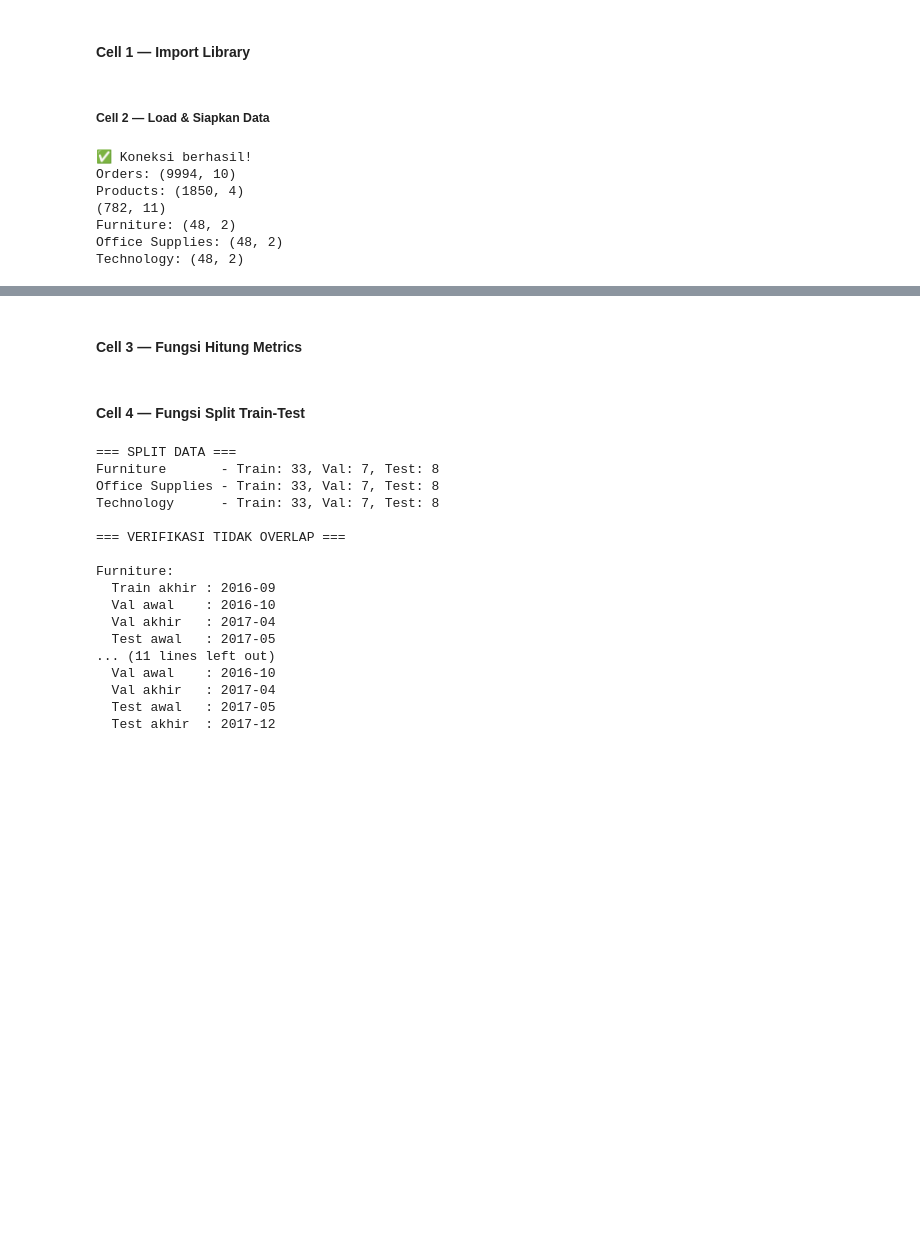
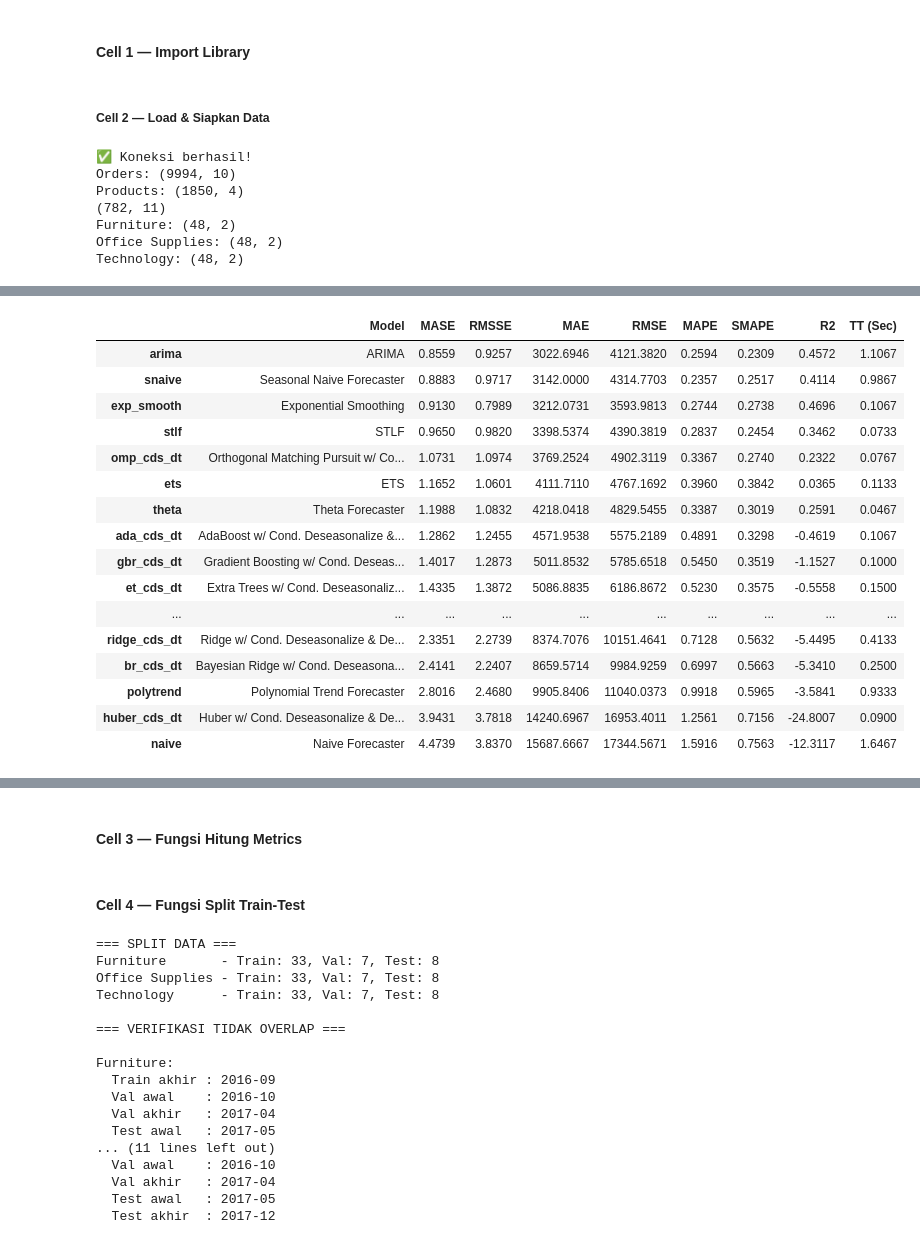
Before and after one commit to aisyahhnmf/pbl-sales-dashboard, a Jupyter notebook: model(2).ipynb, the cells around one changed output, grey strips where cells are left out. Cells and saved outputs as stored; diff of their text form; code cells hidden in the pictures; blank space fills up the shorter version.

Commit message:
Add pycaret

```diff
--- a/model(2).ipynb
+++ b/model(2).ipynb
@@ -82,0 +85,83 @@ Technology: (48, 2)
+# %%
+import pandas as pd
+from sqlalchemy import create_engine
+from pycaret.time_series import TSForecastingExperiment
+
+# Koneksi database (update sesuai kredensial terbaru)
+DB_USER     = "postgres.utwachpawsvnmpavjexg"
+DB_PASSWORD = "PredixViz02"
+DB_HOST     = "aws-1-ap-southeast-1.pooler.supabase.com"
+DB_PORT     = "6543"
+DB_NAME     = "postgres"
+
+engine = create_engine(
+    f"postgresql+psycopg2://{DB_USER}:{DB_PASSWORD}@{DB_HOST}:{DB_PORT}/{DB_NAME}"
+)
+
+# Load dari database (ganti CSV)
+df_monthly = pd.read_sql("SELECT * FROM ts_sales_monthly", engine)
+
+# Preprocessing — sama seperti sebelumnya
+df_monthly['YearMonth'] = pd.to_datetime(
+    df_monthly[['year', 'month']].assign(day=1)
+)
+
+# Agregasi per category (jumlahkan sub_category)
+df = df_monthly.groupby(['YearMonth', 'category'])['total_sales'].sum().reset_index()
+df.columns = ['YearMonth', 'Category', 'Total_Sales']
+df = df.sort_values('YearMonth').reset_index(drop=True)
+
+# Pisah per kategori
+df_furniture = df[df['Category'] == 'Furniture'][['YearMonth', 'Total_Sales']]\
+    .set_index('YearMonth')
+df_office    = df[df['Category'] == 'Office Supplies'][['YearMonth', 'Total_Sales']]\
+    .set_index('YearMonth')
+df_technology = df[df['Category'] == 'Technology'][['YearMonth', 'Total_Sales']]\
+    .set_index('YearMonth')
+
+print("Furniture:", df_furniture.shape)
+print("Office Supplies:", df_office.shape)
+print("Technology:", df_technology.shape)
+
+# ── FURNITURE ──────────────────────────────
+exp_furniture = TSForecastingExperiment()
+exp_furniture.setup(
+    data       = df_furniture,
+    target     = 'Total_Sales',
+    fh         = 6,
+    fold       = 3,
+    seasonal_period= 12,
+    session_id = 42
+)
+best_furniture = exp_furniture.compare_models(n_select=3)
+print("\n=== TOP 3 MODEL - FURNITURE ===")
+print(exp_furniture.pull())
+
+# ── OFFICE SUPPLIES ────────────────────────
+exp_office = TSForecastingExperiment()
+exp_office.setup(
+    data       = df_office,
+    target     = 'Total_Sales',
+    fh         = 6,
+    fold       = 3,
+    seasonal_period= 12,
+    session_id = 42
+)
+best_office = exp_office.compare_models(n_select=3)
+print("\n=== TOP 3 MODEL - OFFICE SUPPLIES ===")
+print(exp_office.pull())
+
+# ── TECHNOLOGY ─────────────────────────────
+exp_technology = TSForecastingExperiment()
+exp_technology.setup(
+    data       = df_technology,
+    target     = 'Total_Sales',
+    fh         = 6,
+    fold       = 3,
+    seasonal_period= 12,
+    session_id = 42
+)
+best_technology = exp_technology.compare_models(n_select=3)
+print("\n=== TOP 3 MODEL - TECHNOLOGY ===")
+print(exp_technology.pull())
+# %% [output]
@@ -82,0 +189,17 @@ Technology: (48, 2)
+|  | Model | MASE | RMSSE | MAE | RMSE | MAPE | SMAPE | R2 | TT (Sec) |
+| arima | ARIMA | 0.8559 | 0.9257 | 3022.6946 | 4121.3820 | 0.2594 | 0.2309 | 0.4572 | 1.1067 |
+| snaive | Seasonal Naive Forecaster | 0.8883 | 0.9717 | 3142.0000 | 4314.7703 | 0.2357 | 0.2517 | 0.4114 | 0.9867 |
+| exp_smooth | Exponential Smoothing | 0.9130 | 0.7989 | 3212.0731 | 3593.9813 | 0.2744 | 0.2738 | 0.4696 | 0.1067 |
+| stlf | STLF | 0.9650 | 0.9820 | 3398.5374 | 4390.3819 | 0.2837 | 0.2454 | 0.3462 | 0.0733 |
+| omp_cds_dt | Orthogonal Matching Pursuit w/ Co... | 1.0731 | 1.0974 | 3769.2524 | 4902.3119 | 0.3367 | 0.2740 | 0.2322 | 0.0767 |
+| ets | ETS | 1.1652 | 1.0601 | 4111.7110 | 4767.1692 | 0.3960 | 0.3842 | 0.0365 | 0.1133 |
+| theta | Theta Forecaster | 1.1988 | 1.0832 | 4218.0418 | 4829.5455 | 0.3387 | 0.3019 | 0.2591 | 0.0467 |
+| ada_cds_dt | AdaBoost w/ Cond. Deseasonalize &... | 1.2862 | 1.2455 | 4571.9538 | 5575.2189 | 0.4891 | 0.3298 | -0.4619 | 0.1067 |
+| gbr_cds_dt | Gradient Boosting w/ Cond. Deseas... | 1.4017 | 1.2873 | 5011.8532 | 5785.6518 | 0.5450 | 0.3519 | -1.1527 | 0.1000 |
+| et_cds_dt | Extra Trees w/ Cond. Deseasonaliz... | 1.4335 | 1.3872 | 5086.8835 | 6186.8672 | 0.5230 | 0.3575 | -0.5558 | 0.1500 |
+| ... | ... | ... | ... | ... | ... | ... | ... | ... | ... |
+| ridge_cds_dt | Ridge w/ Cond. Deseasonalize & De... | 2.3351 | 2.2739 | 8374.7076 | 10151.4641 | 0.7128 | 0.5632 | -5.4495 | 0.4133 |
+| br_cds_dt | Bayesian Ridge w/ Cond. Deseasona... | 2.4141 | 2.2407 | 8659.5714 | 9984.9259 | 0.6997 | 0.5663 | -5.3410 | 0.2500 |
+| polytrend | Polynomial Trend Forecaster | 2.8016 | 2.4680 | 9905.8406 | 11040.0373 | 0.9918 | 0.5965 | -3.5841 | 0.9333 |
+| huber_cds_dt | Huber w/ Cond. Deseasonalize & De... | 3.9431 | 3.7818 | 14240.6967 | 16953.4011 | 1.2561 | 0.7156 | -24.8007 | 0.0900 |
+| naive | Naive Forecaster | 4.4739 | 3.8370 | 15687.6667 | 17344.5671 | 1.5916 | 0.7563 | -12.3117 | 1.6467 |
```
Also changed, not shown: parts of 2 cells of this notebook.
